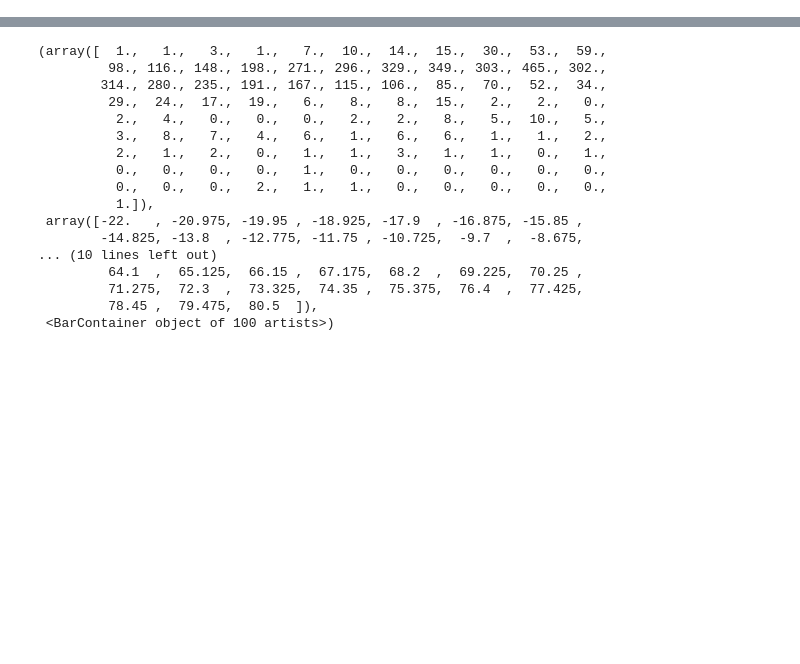
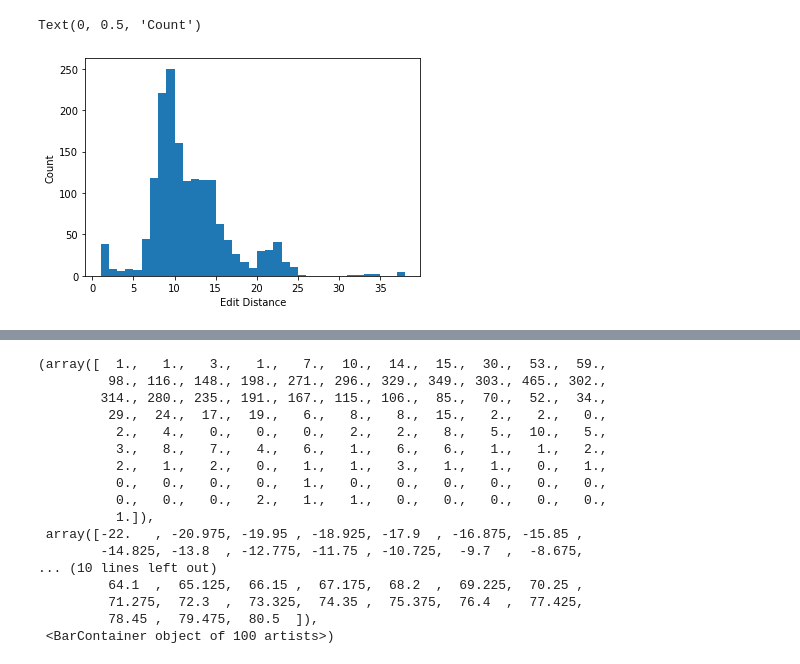
Before and after one commit to swansonk14/tcr-bert, a Jupyter notebook: jupyter/peptide_similarity.ipynb, the cells around one changed output, grey strips where cells are left out. Saved outputs shown, nothing was run; the diff lists cells and outputs as text; code cells hidden in the pictures; blank space fills up the shorter version.

```diff
--- a/jupyter/peptide_similarity.ipynb
+++ b/jupyter/peptide_similarity.ipynb
@@ -159,0 +157,7 @@ _ = plt.hist(peptide_pair_dists, bins=max(peptide_pair_dists) - min(peptide_pair
+# %%
+plt.hist(peptide_pair_dists, bins=max(peptide_pair_dists) - min(peptide_pair_dists))
+plt.xlabel('Edit Distance')
+plt.ylabel('Count')
+# %% [output]
+Text(0, 0.5, 'Count')
+[figure, added]
```
Also changed, not shown: parts of 20 cells of this notebook.
